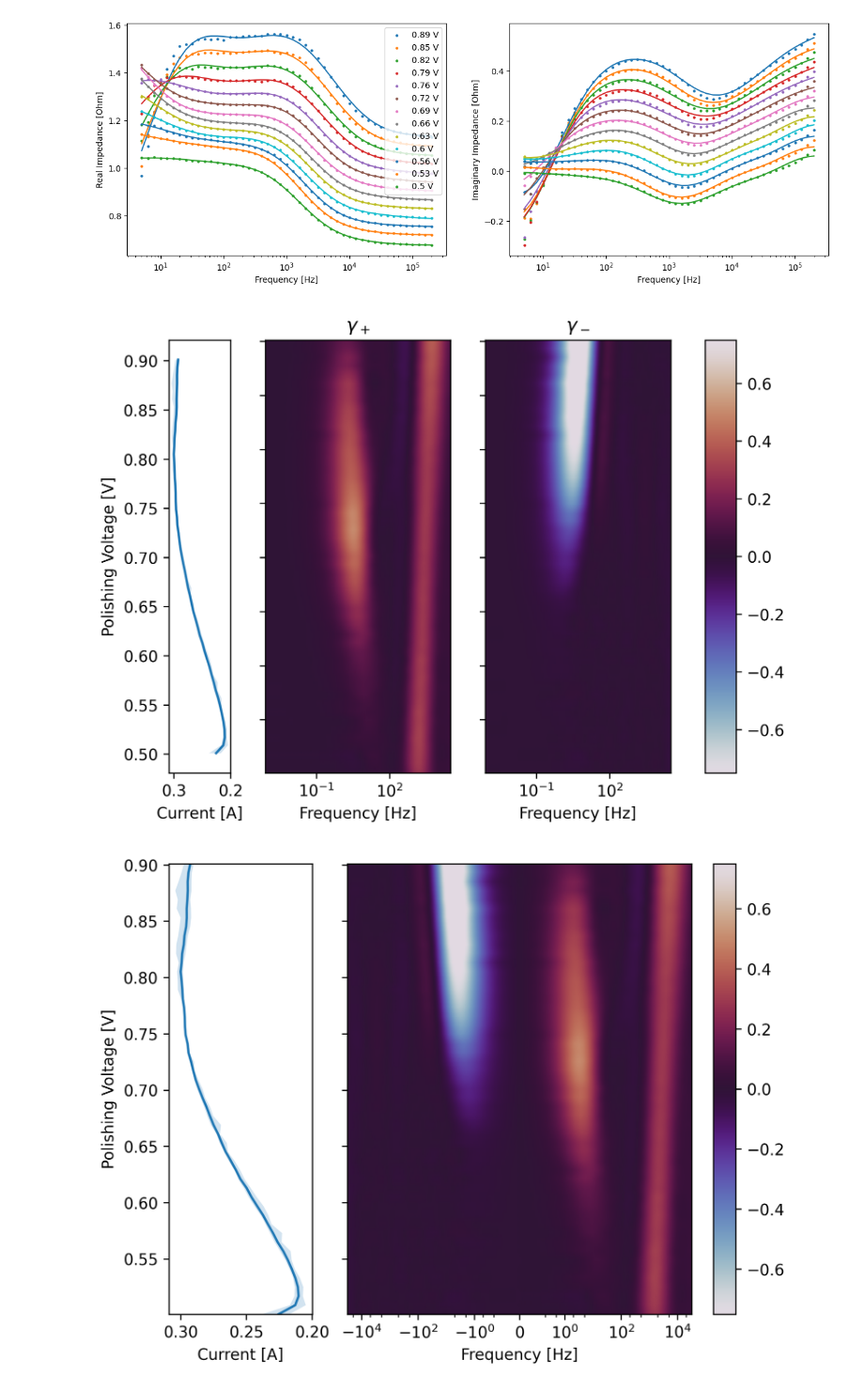
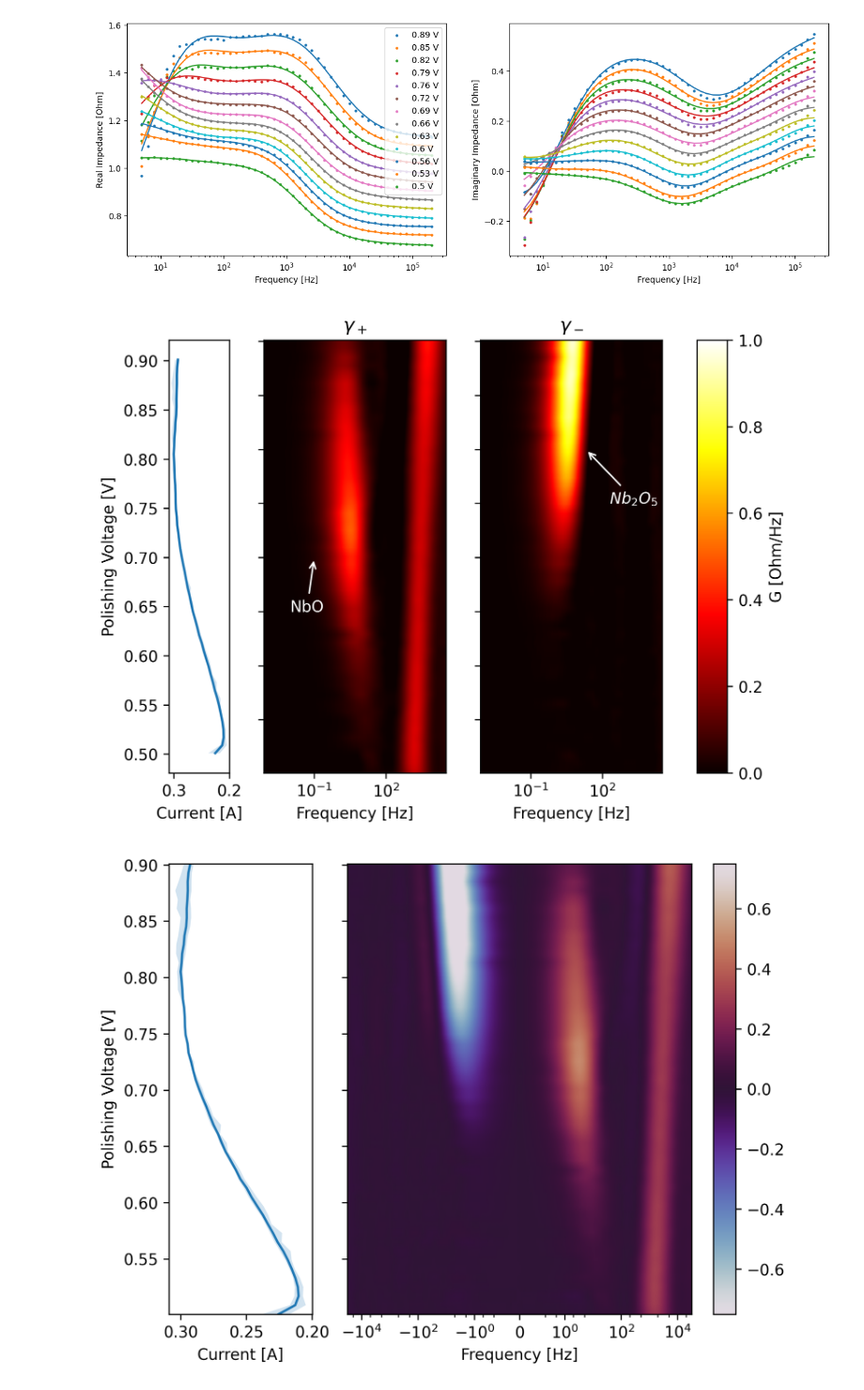
Before and after one commit to EricViklund/nbeis, a Jupyter notebook: DRT-Compute-3.ipynb, the cells around one changed output. Shown at 94% size. Saved outputs shown, nothing was run; the diff lists cells and outputs as text; code cells hidden in the pictures.

```diff
--- a/DRT-Compute-3.ipynb
+++ b/DRT-Compute-3.ipynb
@@ -625,43 +613,53 @@ plot_freq = np.exp(log_plot_freq)
 
 gamma1 = np.sum((x_re[None,:,:]-x_im[None,:,:])*Gaussian_Func(log_plot_freq[:,None,None]-log_f_n[None,:,None],gaussian_width),axis=1)
 
-gamma2 = np.sum((x_re[None,:,:]+x_im[None,:,:])*Gaussian_Func(log_plot_freq[:,None,None]-log_f_n[None,:,None],gaussian_width),axis=1)
+gamma2 = -np.sum((x_re[None,:,:]+x_im[None,:,:])*Gaussian_Func(log_plot_freq[:,None,None]-log_f_n[None,:,None],gaussian_width),axis=1)
 
 fig, (ax1, ax2, ax3, axcbar) = plt.subplots(ncols=4,dpi=300,sharey=False,gridspec_kw={'width_ratios': [1, 3, 3, 0.5]})
 
 X,Y = np.meshgrid(plot_freq/(2*np.pi),Electrode_Potential,indexing='ij')
 
-mesh1 = ax2.pcolormesh(X,Y,gamma1,shading='gouraud', cmap='twilight',vmin=-0.75,vmax=0.75)
+mesh1 = ax2.pcolormesh(X,Y,gamma1,shading='gouraud', cmap='hot',vmin=0,vmax=1.0)
 #cbar = fig.colorbar(mesh1)
 
 #for i in range(gamma.shape[1]):
 #    ax2.plot(plot_freq,gamma[:,i])
 
-mesh2 = ax3.pcolormesh(X,Y,gamma2,shading='gouraud', cmap='twilight',vmin=-0.75,vmax=0.75)
-cbar = fig.colorbar(mesh2, ax=(ax2,ax3), cax=axcbar)
+mesh2 = ax3.pcolormesh(X,Y,gamma2,shading='gouraud', cmap='hot',vmin=0,vmax=1.0)
+cbar = fig.colorbar(mesh2, ax=(ax2,ax3), cax=axcbar, label='G [Ohm/Hz]')
 ax2.set_xscale('log')
 ax2.set_xlabel('Frequency [Hz]')
 ax2.set_title('$\gamma_+$')
 ax2.set_yticklabels(())
 #ax2.set_xticks([1e1,1e3,1e5])
 ax3.set_xscale('log')
 ax3.set_xlabel('Frequency [Hz]')
 ax3.set_title('$\gamma_-$')
 ax3.set_yticklabels(())
 
 ax1.plot(Current/1000,Electrode_Potential)
 ax1.fill_betweenx(Electrode_Potential, Current_min/1000, Current_max/1000, alpha = 0.2)
 ax1.set_ylabel('Polishing Voltage [V]')
 ax1.set_xlabel('Current [A]')
 ax1.invert_xaxis()
 # ax1.set_xticks([0.1,0.2])
 #ax1.set_yticks(np.arange(0.5,1.0,0.1))
 # ax1.set_xlim(0.2,0)
 
+ax2.annotate("NbO",color='white', xy=(0.1, 0.7), xytext=(0.01, 0.65),
+            arrowprops=dict(arrowstyle="->",
+                            color='white'))
+ax3.annotate("$Nb_2O_5$",color='white', xy=(20, 0.8), xytext=(200, 0.75),
+            arrowprops=dict(arrowstyle="->",
+                            color='white'))
+
+
 fig.subplots_adjust(wspace = 0.5)
 fig.tight_layout()
+
+plt.savefig('figures/gamma.png')
 # %% [output]
-[figure, old version]
+[figure, new version]
 # %%
 """Plotting"""
 import matplotlib.colors as colors
```
Also changed, not shown: parts of 5 cells of this notebook, 7 other files.
